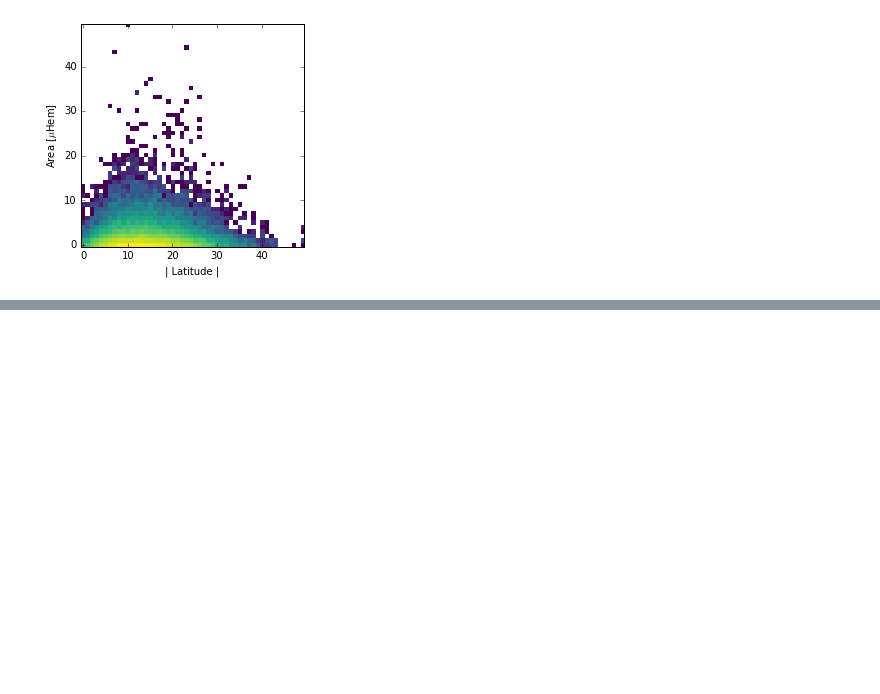
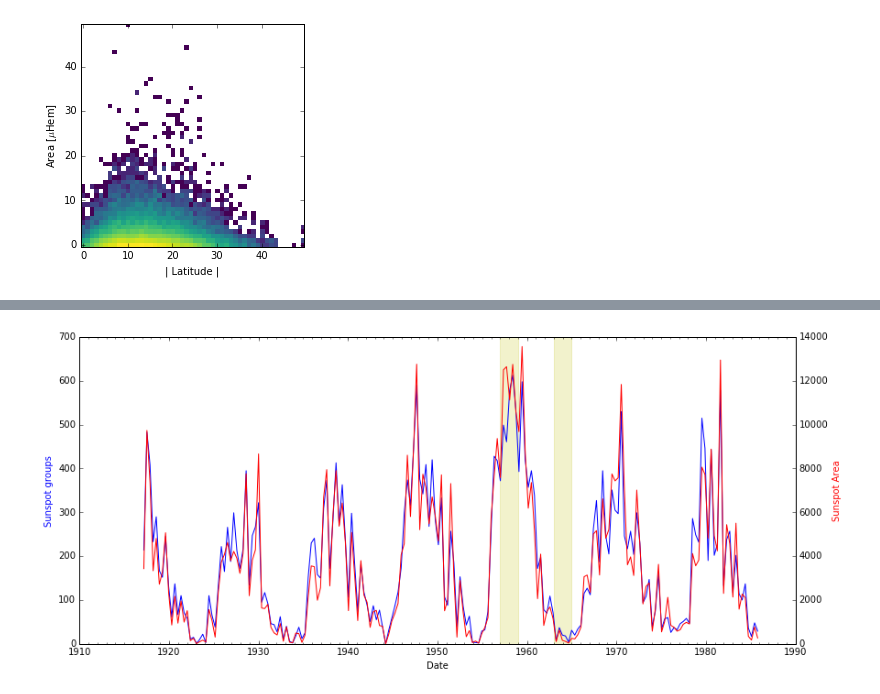
Before and after one commit to bmorris3/starspots, a Jupyter notebook: sun/mt_wilson.ipynb, the cells around one changed output, grey strips where cells are left out. Saved outputs shown, nothing was run; the diff lists cells and outputs as text; code cells hidden in the pictures; blank space fills up the shorter version.

Commit message:
adding sunspot number plot

```diff
--- a/sun/mt_wilson.ipynb
+++ b/sun/mt_wilson.ipynb
@@ -107,3 +106,38 @@ plt.ylabel('Area [$\mu$Hem]')
 plt.show()
 # %% [output]
 [figure]
+# %%
+first_time = table['jd'].data.min()
+last_time = table['jd'].data.max()
+n_bins = 200
+
+time_bin_edges = np.linspace(first_time, last_time, n_bins)
+time_bins = np.array([time_bin_edges[:-1], time_bin_edges[1:]]).T
+time_bin_centers = []
+n_spots = []
+total_area = []
+
+for start, stop in time_bins:
+    in_time_bin = (table['jd'].data < stop) & (table['jd'].data > start)
+    time_bin_centers.append(Time(0.5 * (start + stop), format='jd').decimalyear)
+    n_spots.append(np.count_nonzero(in_time_bin))
+    total_area.append(table['area_day_1'].data[in_time_bin].sum())
+
+fig, ax = plt.subplots(figsize=(14, 6))
+ax.plot(time_bin_centers, n_spots)
+ax.set_ylabel('Sunspot groups', color='b')
+ax.set(xlabel='Date')
+
+ax2 = ax.twinx()
+ax2.plot(time_bin_centers, total_area, 'r')
+ax2.set_ylabel('Sunspot Area', color='r')
+
+ax.axvspan(1957, 1959, alpha=0.2, color='y')
+
+ax.axvspan(1963, 1965, alpha=0.2, color='y')
+
+from matplotlib.ticker import MultipleLocator, FormatStrFormatter
+minorLocator = MultipleLocator(1)
+ax.xaxis.set_minor_locator(minorLocator)
+plt.show()
+# %% [output]
@@ -109,0 +146 @@ plt.show()
+[figure, added]
```
Also changed, not shown: parts of 3 cells of this notebook.
